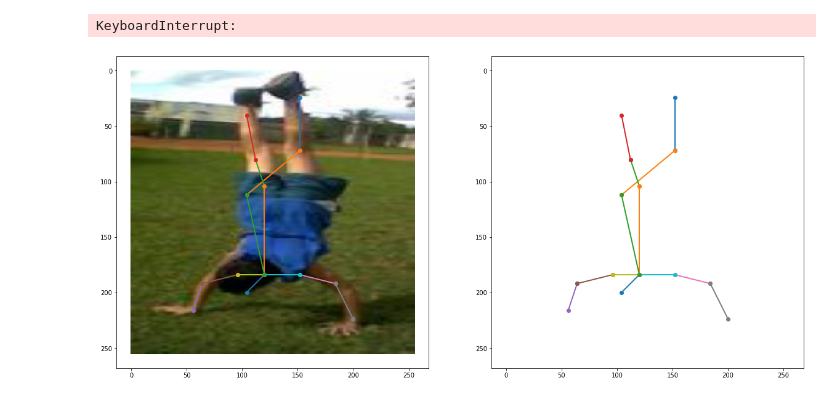
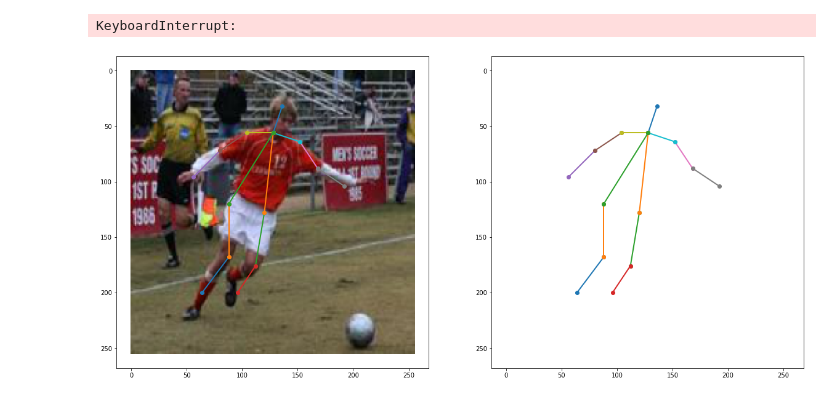
Before and after one commit to VaibhavYadav/human_pose, a Jupyter notebook: cpm.ipynb, the cells around one changed output. Saved outputs shown, nothing was run; the diff lists cells and outputs as text; code cells hidden in the pictures.

```diff
--- a/cpm.ipynb
+++ b/cpm.ipynb
@@ -28,7 +28,7 @@ lsp_loader = DataLoader(lsp, batch_size, shuffle=True, num_workers=1)
 # Initialize the model
 model = CPM().cuda()
 
-model.load_state_dict(torch.load('./cpm_weights/cpm10+4+9+2.weights'))
+model.load_state_dict(torch.load('./weights/cpm24.weights'))
 
 criterion = torch.nn.MSELoss().cuda()
 optimizer = torch.optim.Adam(model.parameters(), lr = 0.0001)
@@ -86,10 +86,12 @@ Batch: 600, Loss: 891.869384765625, Epoch: 0
 KeyboardInterrupt:
 # %%
 lsp_test = LSP('./dataset/lsp_dataset/', transform, image_size, hmap_size)
-test_image, hmap, center_hmap, _ = lsp_test.__getitem__(np.random.randint(len(lsp_test)))
+# rn = np.random.randint(len(lsp_test))
+rn = 1745
+test_image, hmap, center_hmap, _ = lsp_test.__getitem__(rn)
 test_predictions =  model(test_image.unsqueeze(0).cuda(), center_hmap.unsqueeze(0).cuda())
 show_pose_from_hmap(test_image, test_predictions[5].squeeze()[:14,:,:].cpu().detach())
 # show_hmap(test_image, hmap)
 # test_predictions[0].shape
 # %% [output]
-[figure, old version]
+[figure, new version]
```
Also changed, not shown: parts of 2 cells of this notebook, 4 other files.
